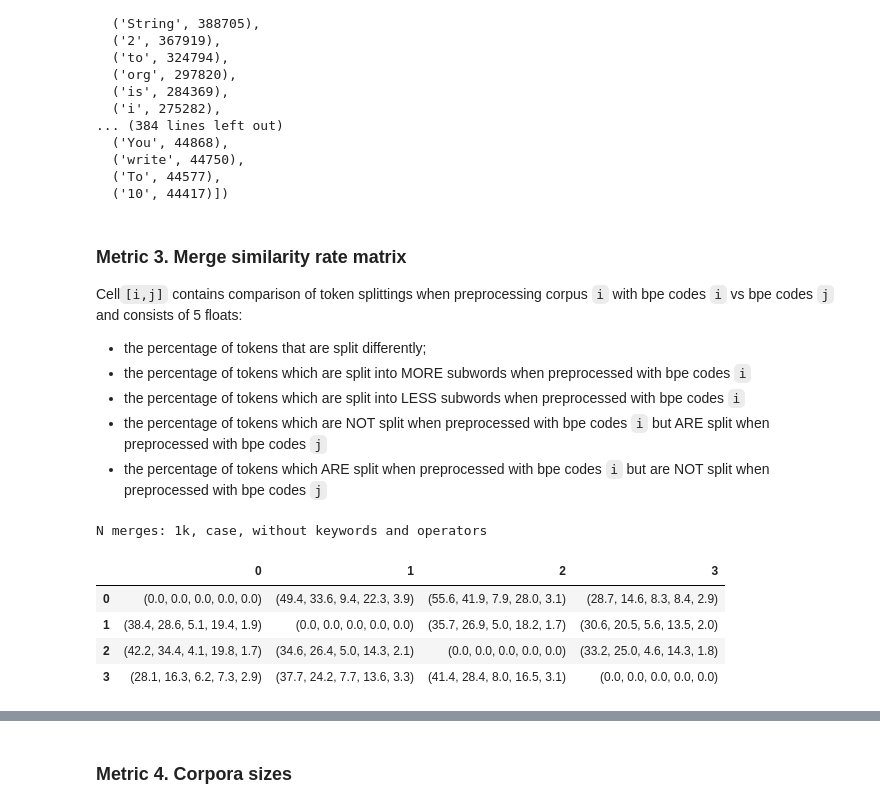
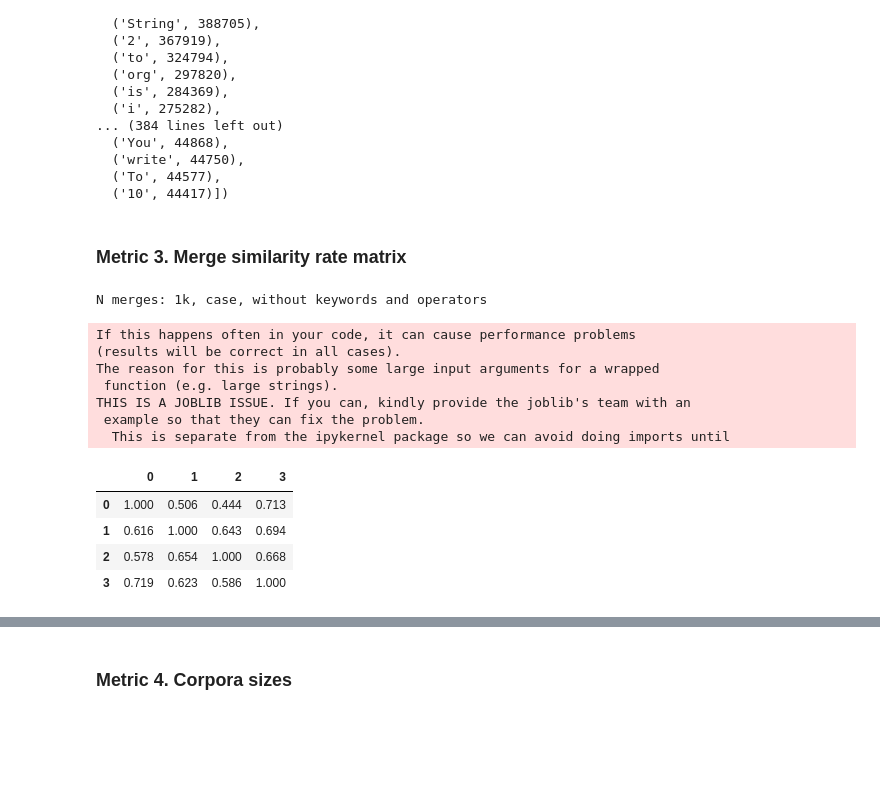
Before and after one commit to hlibbabii/log-recommender-dataprep, a Jupyter notebook: metrics/multilang_new.ipynb, the cells around one changed output, grey strips where cells are left out. Drawn from its saved outputs; the diff is of its cells as text; code cells hidden in the pictures; blank space fills up the shorter version.

```diff
--- a/metrics/multilang.ipynb
+++ b/metrics/multilang_new.ipynb
@@ -436,11 +412,3 @@ list(multilang_bpe_vocab.items())[:200], list(multilang_all_vocab.items())[:200]
   ('write', 44750),
   ('To', 44577),
   ('10', 44417)])
-# %% [markdown]
-### Metric 3. Merge similarity rate matrix
-Cell`[i,j]` contains comparison of token splittings when preprocessing corpus `i` with bpe codes `i` vs bpe codes `j` and consists of 5 floats:
-*    the percentage of tokens that are split differently;
-*    the percentage of tokens which are split into MORE subwords when preprocessed with bpe codes `i`
-*    the percentage of tokens which are split into LESS subwords when preprocessed with bpe codes `i`
-*    the percentage of tokens which are NOT split when preprocessed with bpe codes `i` but ARE split when preprocessed with bpe codes `j`
-*    the percentage of tokens which ARE split when preprocessed with bpe codes `i` but are NOT split when preprocessed with bpe codes `j`
@@ -458,17 +415,25 @@ def pformat(thing, formatfunc):
+# %% [markdown]
+### Metric 3. Merge similarity rate matrix
 # %%
-n_merges = 1000
 print(f"N merges: {n_merges//1000}k, case, without keywords and operators")
 m = merge_similarity_rate_matrix([java_bpe_vocab, python_bpe_vocab, c_bpe_vocab, multilang_bpe_vocab],
                                  [java_merges[:n_merges], python_merges[:n_merges], c_merges[:n_merges], multilang_merges[:n_merges]])
 
-DataFrame(pformat(m, lambda s: f'{s*100:.1f}'))
+DataFrame(m).round(3)
 # %% [output]
 N merges: 1k, case, without keywords and operators
+If this happens often in your code, it can cause performance problems
+(results will be correct in all cases).
+The reason for this is probably some large input arguments for a wrapped
+ function (e.g. large strings).
+THIS IS A JOBLIB ISSUE. If you can, kindly provide the joblib's team with an
+ example so that they can fix the problem.
+  This is separate from the ipykernel package so we can avoid doing imports until
 |  | 0 | 1 | 2 | 3 |
-| 0 | (0.0, 0.0, 0.0, 0.0, 0.0) | (49.4, 33.6, 9.4, 22.3, 3.9) | (55.6, 41.9, 7.9, 28.0, 3.1) | (28.7, 14.6, 8.3, 8.4, 2.9) |
-| 1 | (38.4, 28.6, 5.1, 19.4, 1.9) | (0.0, 0.0, 0.0, 0.0, 0.0) | (35.7, 26.9, 5.0, 18.2, 1.7) | (30.6, 20.5, 5.6, 13.5, 2.0) |
-| 2 | (42.2, 34.4, 4.1, 19.8, 1.7) | (34.6, 26.4, 5.0, 14.3, 2.1) | (0.0, 0.0, 0.0, 0.0, 0.0) | (33.2, 25.0, 4.6, 14.3, 1.8) |
-| 3 | (28.1, 16.3, 6.2, 7.3, 2.9) | (37.7, 24.2, 7.7, 13.6, 3.3) | (41.4, 28.4, 8.0, 16.5, 3.1) | (0.0, 0.0, 0.0, 0.0, 0.0) |
+| 0 | 1.000 | 0.506 | 0.444 | 0.713 |
+| 1 | 0.616 | 1.000 | 0.643 | 0.694 |
+| 2 | 0.578 | 0.654 | 1.000 | 0.668 |
+| 3 | 0.719 | 0.623 | 0.586 | 1.000 |
 # %%
 n_merges = 1000
 print(f"N merges: {n_merges//1000}k, case, including keywords and operators")
```
Also changed, not shown: parts of 11 cells of this notebook, 2 other files.
